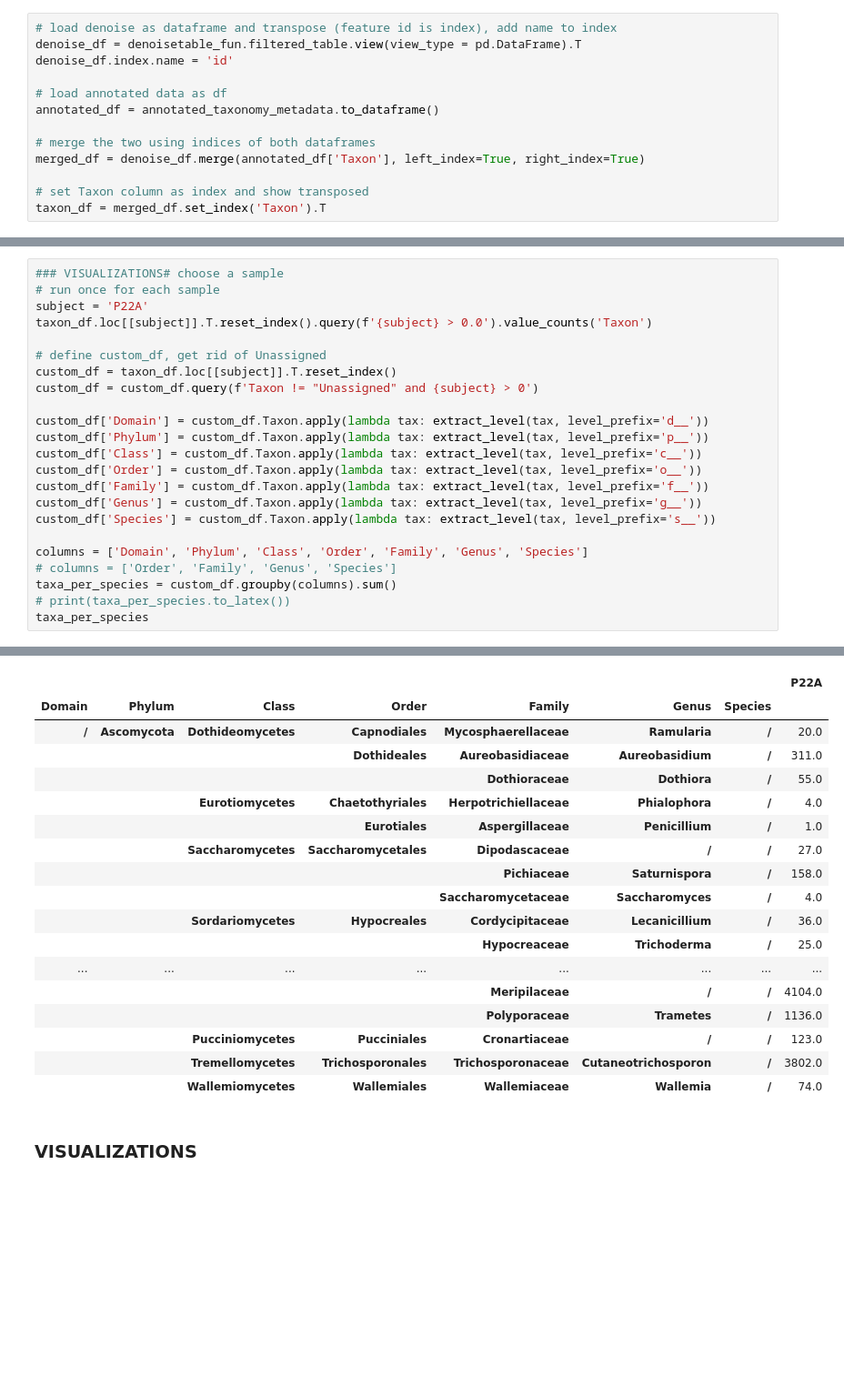
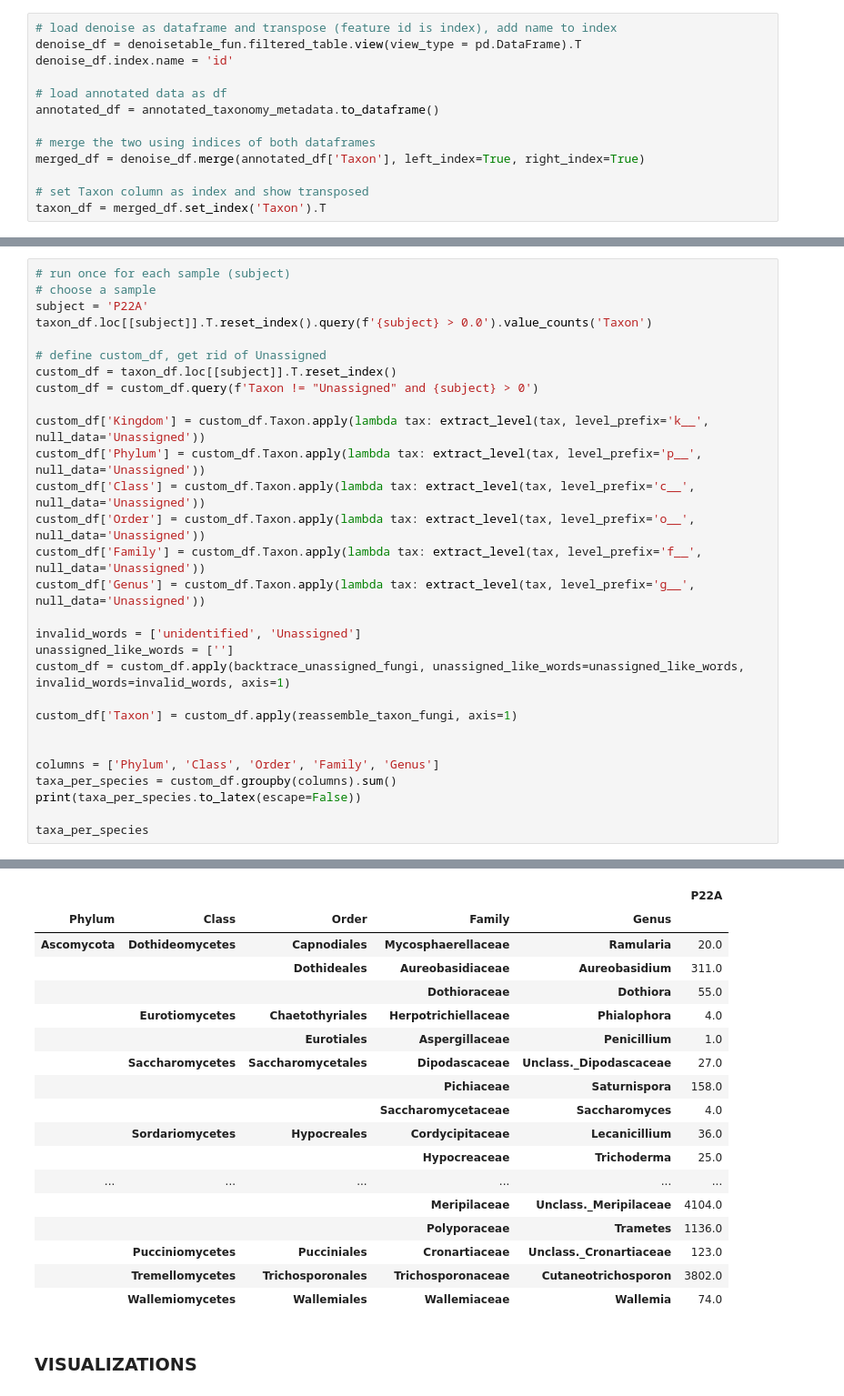
Before and after one commit to nezapajek/proteus-skin-microbiome, a Jupyter notebook: fungi/02_taxonomic-analysis.ipynb, the cells around one changed output, grey strips where cells are left out. Shown: that part at 91% size. Cells and saved outputs as stored; diff of their text form; blank space fills up the shorter version.

```diff
--- a/fungi/02_taxonomic-analysis.ipynb
+++ b/fungi/02_taxonomic-analysis.ipynb
@@ -174,6 +213,6 @@ def extract_level(tax, level_prefix, null_data = '/'):
 # %%
-### VISUALIZATIONS# choose a sample
-# run once for each sample
+# run once for each sample (subject)
+# choose a sample
 subject = 'P22A'
 taxon_df.loc[[subject]].T.reset_index().query(f'{subject} > 0.0').value_counts('Taxon')
 
@@ -181,17 +220,23 @@ taxon_df.loc[[subject]].T.reset_index().query(f'{subject} > 0.0').value_counts('
 custom_df = taxon_df.loc[[subject]].T.reset_index()
 custom_df = custom_df.query(f'Taxon != "Unassigned" and {subject} > 0')
 
-custom_df['Domain'] = custom_df.Taxon.apply(lambda tax: extract_level(tax, level_prefix='d__'))
-custom_df['Phylum'] = custom_df.Taxon.apply(lambda tax: extract_level(tax, level_prefix='p__'))
-custom_df['Class'] = custom_df.Taxon.apply(lambda tax: extract_level(tax, level_prefix='c__'))
-custom_df['Order'] = custom_df.Taxon.apply(lambda tax: extract_level(tax, level_prefix='o__'))
-custom_df['Family'] = custom_df.Taxon.apply(lambda tax: extract_level(tax, level_prefix='f__'))
-custom_df['Genus'] = custom_df.Taxon.apply(lambda tax: extract_level(tax, level_prefix='g__'))
-custom_df['Species'] = custom_df.Taxon.apply(lambda tax: extract_level(tax, level_prefix='s__'))
+custom_df['Kingdom'] = custom_df.Taxon.apply(lambda tax: extract_level(tax, level_prefix='k__', null_data='Unassigned'))
+custom_df['Phylum'] = custom_df.Taxon.apply(lambda tax: extract_level(tax, level_prefix='p__', null_data='Unassigned'))
+custom_df['Class'] = custom_df.Taxon.apply(lambda tax: extract_level(tax, level_prefix='c__', null_data='Unassigned'))
+custom_df['Order'] = custom_df.Taxon.apply(lambda tax: extract_level(tax, level_prefix='o__', null_data='Unassigned'))
+custom_df['Family'] = custom_df.Taxon.apply(lambda tax: extract_level(tax, level_prefix='f__', null_data='Unassigned'))
+custom_df['Genus'] = custom_df.Taxon.apply(lambda tax: extract_level(tax, level_prefix='g__', null_data='Unassigned'))
 
-columns = ['Domain', 'Phylum', 'Class', 'Order', 'Family', 'Genus', 'Species']
-# columns = ['Order', 'Family', 'Genus', 'Species']
+invalid_words = ['unidentified', 'Unassigned']
+unassigned_like_words = ['']
+custom_df = custom_df.apply(backtrace_unassigned_fungi, unassigned_like_words=unassigned_like_words, invalid_words=invalid_words, axis=1)
+
+custom_df['Taxon'] = custom_df.apply(reassemble_taxon_fungi, axis=1)
+
+
+columns = ['Phylum', 'Class', 'Order', 'Family', 'Genus']
 taxa_per_species = custom_df.groupby(columns).sum()
-# print(taxa_per_species.to_latex())
+print(taxa_per_species.to_latex(escape=False))
+
 taxa_per_species
 # %% [output]
@@ -198,20 +260,20 @@ taxa_per_species
-|  |  |  |  |  |  |  | P22A |
-| Domain | Phylum | Class | Order | Family | Genus | Species |  |
-| / | Ascomycota | Dothideomycetes | Capnodiales | Mycosphaerellaceae | Ramularia | / | 20.0 |
-|  |  |  | Dothideales | Aureobasidiaceae | Aureobasidium | / | 311.0 |
-|  |  |  |  | Dothioraceae | Dothiora | / | 55.0 |
-|  |  | Eurotiomycetes | Chaetothyriales | Herpotrichiellaceae | Phialophora | / | 4.0 |
-|  |  |  | Eurotiales | Aspergillaceae | Penicillium | / | 1.0 |
-|  |  | Saccharomycetes | Saccharomycetales | Dipodascaceae | / | / | 27.0 |
-|  |  |  |  | Pichiaceae | Saturnispora | / | 158.0 |
-|  |  |  |  | Saccharomycetaceae | Saccharomyces | / | 4.0 |
-|  |  | Sordariomycetes | Hypocreales | Cordycipitaceae | Lecanicillium | / | 36.0 |
-|  |  |  |  | Hypocreaceae | Trichoderma | / | 25.0 |
-| ... | ... | ... | ... | ... | ... | ... | ... |
-|  |  |  |  | Meripilaceae | / | / | 4104.0 |
-|  |  |  |  | Polyporaceae | Trametes | / | 1136.0 |
-|  |  | Pucciniomycetes | Pucciniales | Cronartiaceae | / | / | 123.0 |
-|  |  | Tremellomycetes | Trichosporonales | Trichosporonaceae | Cutaneotrichosporon | / | 3802.0 |
-|  |  | Wallemiomycetes | Wallemiales | Wallemiaceae | Wallemia | / | 74.0 |
+|  |  |  |  |  | P22A |
+| Phylum | Class | Order | Family | Genus |  |
+| Ascomycota | Dothideomycetes | Capnodiales | Mycosphaerellaceae | Ramularia | 20.0 |
+|  |  | Dothideales | Aureobasidiaceae | Aureobasidium | 311.0 |
+|  |  |  | Dothioraceae | Dothiora | 55.0 |
+|  | Eurotiomycetes | Chaetothyriales | Herpotrichiellaceae | Phialophora | 4.0 |
+|  |  | Eurotiales | Aspergillaceae | Penicillium | 1.0 |
+|  | Saccharomycetes | Saccharomycetales | Dipodascaceae | Unclass._Dipodascaceae | 27.0 |
+|  |  |  | Pichiaceae | Saturnispora | 158.0 |
+|  |  |  | Saccharomycetaceae | Saccharomyces | 4.0 |
+|  | Sordariomycetes | Hypocreales | Cordycipitaceae | Lecanicillium | 36.0 |
+|  |  |  | Hypocreaceae | Trichoderma | 25.0 |
+| ... | ... | ... | ... | ... | ... |
+|  |  |  | Meripilaceae | Unclass._Meripilaceae | 4104.0 |
+|  |  |  | Polyporaceae | Trametes | 1136.0 |
+|  | Pucciniomycetes | Pucciniales | Cronartiaceae | Unclass._Cronartiaceae | 123.0 |
+|  | Tremellomycetes | Trichosporonales | Trichosporonaceae | Cutaneotrichosporon | 3802.0 |
+|  | Wallemiomycetes | Wallemiales | Wallemiaceae | Wallemia | 74.0 |
 # %% [markdown]
 ### VISUALIZATIONS
```
Also changed, not shown: parts of 16 cells of this notebook.
